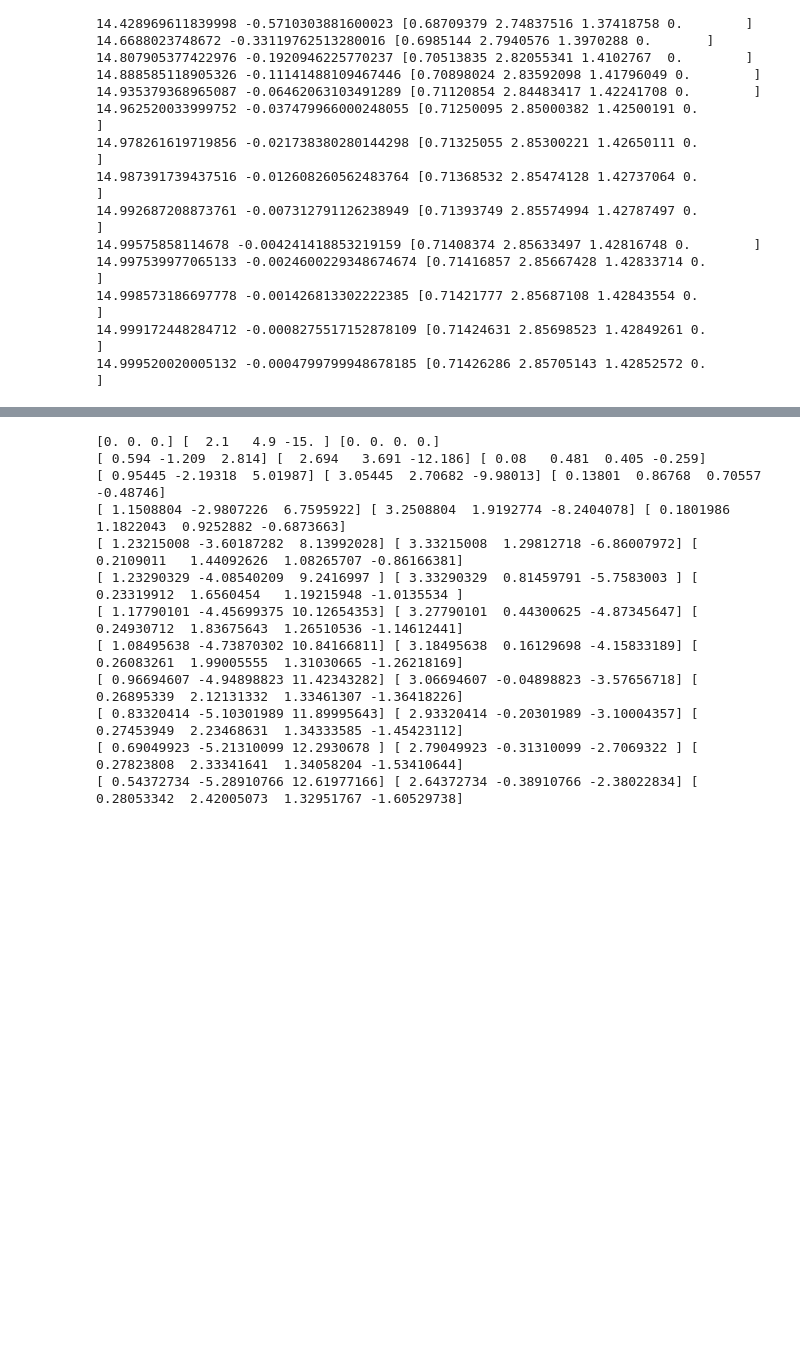
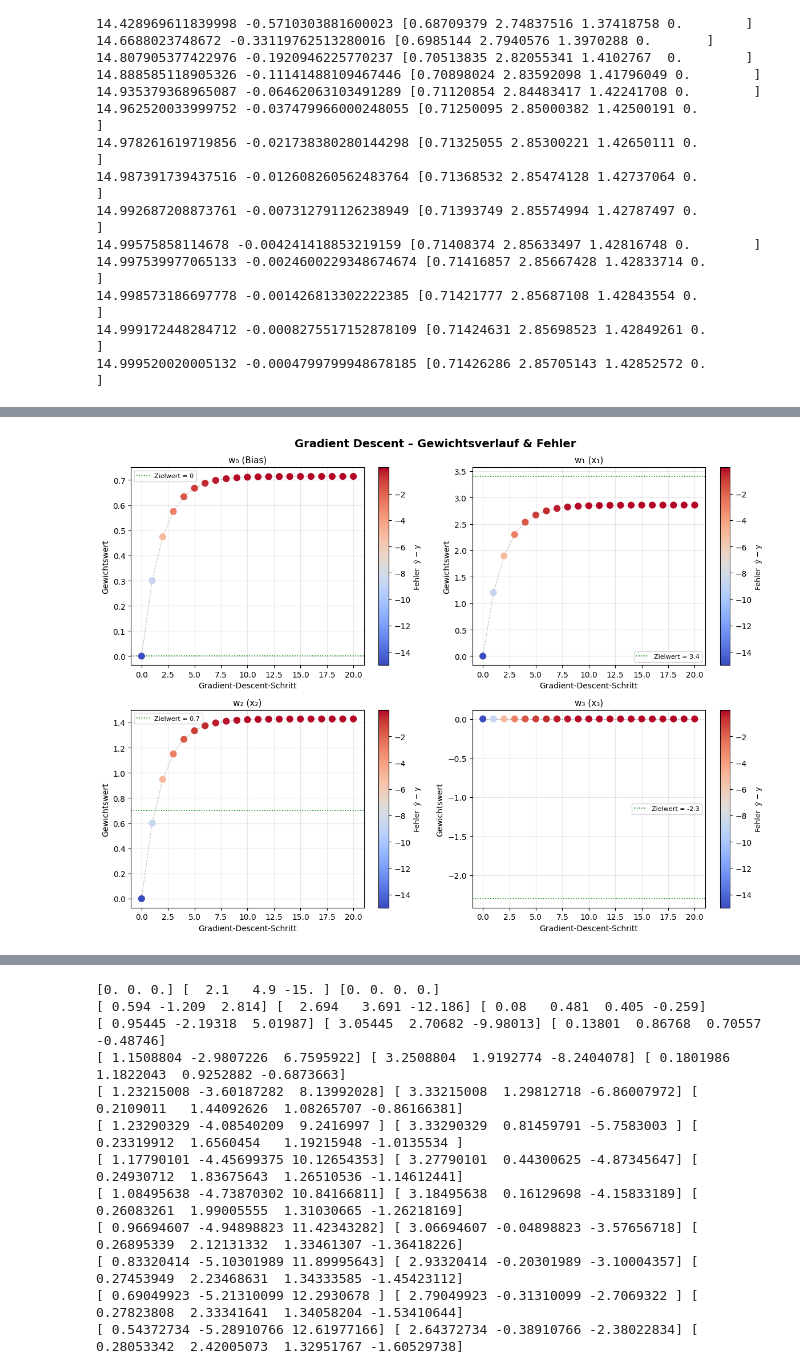
Before and after one commit to ArnoldIntelligence/KI-Vorlesung, a Jupyter notebook: notebooks/03-ueberwachtes_lernen.ipynb, the cells around one changed output, grey strips where cells are left out. Saved outputs shown, nothing was run; the diff lists cells and outputs as text; code cells hidden in the pictures; blank space fills up the shorter version.

Commit message:
Gradientenabstieg und Aufgaben zu Regularizierung und Normierung durchgeführt

```diff
--- a/notebooks/03-ueberwachtes_lernen.ipynb
+++ b/notebooks/03-ueberwachtes_lernen.ipynb
@@ -228,0 +256,60 @@ plt.colorbar()
+# %%
+#|include: false
+import numpy as np
+import matplotlib.pyplot as plt
+
+# ── Daten & Modell ──────────────────────────────────────────────────────────
+Xtrain = [[1,2,3], [2,-3,4], [4,2,0]]
+Ytrain = [3.4+1.4-6.9, 6.4-2.1-9.2, 13.6+1.4+0]
+
+def forward(x, w):
+    return np.dot(x, w)
+
+ci = 2
+cx = np.array([1] + Xtrain[ci])   # Bias-Term + Features → [1, 4, 2, 0]
+cy = Ytrain[ci]                    # Zielwert
+cw = np.zeros(4)
+alpha = 0.01
+w_history = [cw.copy()]
+
+for _ in range(20):
+    cg = 2 * cx * (np.dot(cx, cw) - cy)
+    cw = cw - alpha * cg
+    w_history.append(cw.copy())
+
+w_history = np.array(w_history)
+f_history = np.array([forward(cx, w) - cy for w in w_history])
+steps     = np.arange(len(w_history))
+
+# ── Plot ────────────────────────────────────────────────────────────────────
+fig, axes = plt.subplots(2, 2, figsize=(12, 9))
+fig.suptitle("Gradient Descent – Gewichtsverlauf & Fehler", fontsize=14, fontweight="bold")
+
+labels = ["w₀ (Bias)", "w₁ (x₁)", "w₂ (x₂)", "w₃ (x₃)"]
+true_w = [0, 3.4, 0.7, -2.3]          # Referenzwerte aus der Formel
+
+for i, ax in enumerate(axes.flat):
+    sc = ax.scatter(steps, w_history[:, i],
+                    c=f_history, cmap="coolwarm", s=60,
+                    vmin=f_history.min(), vmax=f_history.max(), zorder=3)
+    ax.plot(steps, w_history[:, i], color="gray", linewidth=0.8,
+            linestyle="--", alpha=0.5, zorder=2)
+
+    # Wahrer Wert als gestrichelte Referenzlinie
+    ax.axhline(true_w[i], color="green", linewidth=1.2,
+               linestyle=":", label=f"Zielwert = {true_w[i]}")
+
+    cb = fig.colorbar(sc, ax=ax)
+    cb.set_label("Fehler  ŷ − y", fontsize=9)
+
+    ax.set_title(labels[i], fontsize=11)
+    ax.set_xlabel("Gradient-Descent-Schritt")
+    ax.set_ylabel("Gewichtswert")
+    ax.legend(fontsize=8)
+    ax.grid(True, alpha=0.3)
+
+plt.tight_layout()
+plt.savefig("gradient_descent_weights.png", dpi=150, bbox_inches="tight")
+plt.show()
+# %% [output]
+[figure, added]
```
Also changed, not shown: parts of 53 cells of this notebook, 6 other files.
